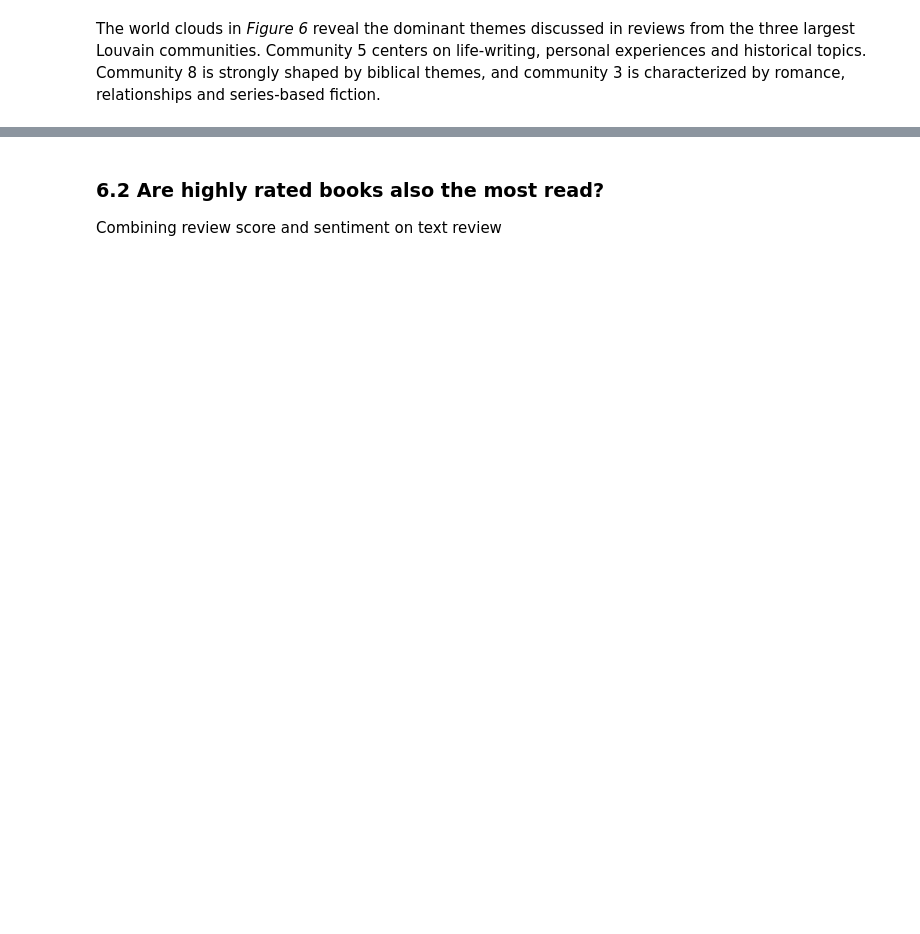
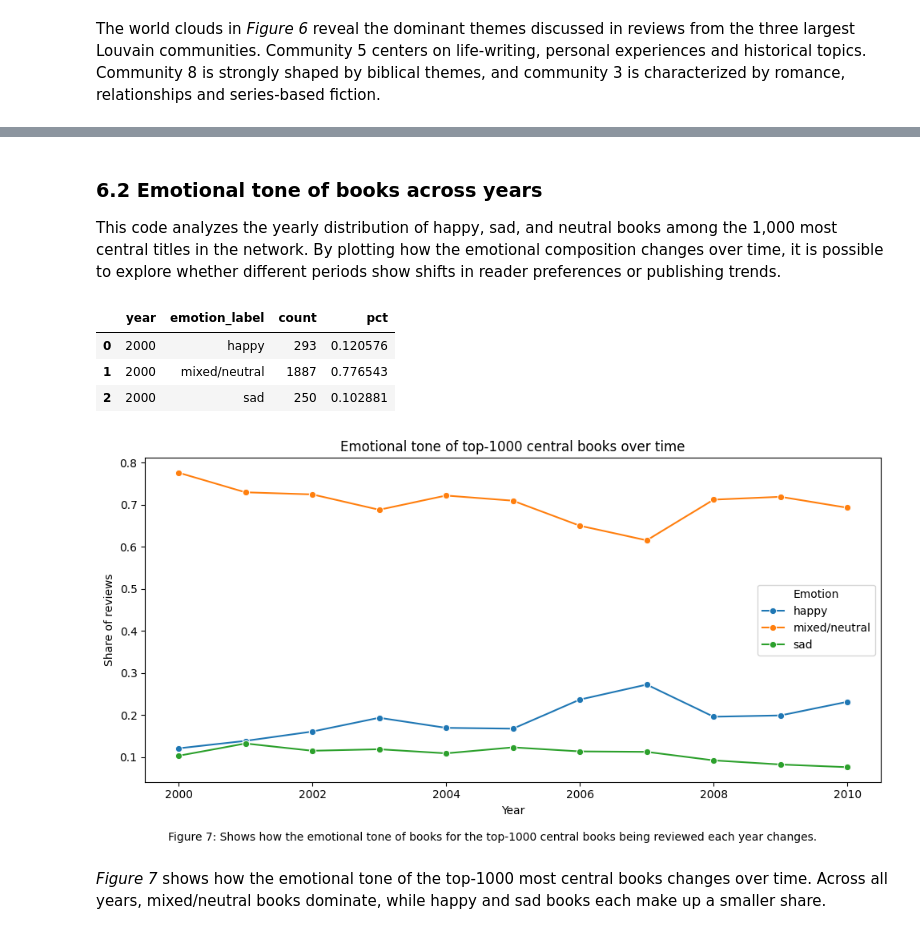
Before and after one commit to malinhauglandh/exploring-the-network-of-books, a Jupyter notebook: explainer_notebook.ipynb, the cells around one changed output, grey strips where cells are left out. Drawn from its saved outputs; the diff is of its cells as text; code cells hidden in the pictures; blank space fills up the shorter version.

```diff
--- a/explainer_notebook.ipynb
+++ b/explainer_notebook.ipynb
@@ -1307,4 +1242,61 @@ print(avg_degree_by_mood)
 # %% [markdown]
-### 6.2 Are highly rated books also the most read?
+### 6.2 Emotional tone of books across years
 
-Combining review score and sentiment on text review
+This code analyzes the yearly distribution of happy, sad, and neutral books among the 1,000 most central titles in the network. By plotting how the emotional composition changes over time, it is possible to explore whether different periods show shifts in reader preferences or publishing trends.
+# %%
+df_top = books_df[books_df["Title"].isin(top_books_set)].copy()
+
+# 2) Merge emotion labels from books_meta into these reviews
+df_top = df_top.merge(
+    books_meta[["Title", "emotion_label"]],
+    on="Title",
+    how="left"
+)
+
+# Keep only rows where there is an emotion label
+df_top = df_top[df_top["emotion_label"].notna()].copy()
+
+# 3) Extract year from review/time
+df_top["year"] = pd.to_datetime(df_top["review/time"], unit="s").dt.year
+
+# 4) Count reviews per (year, emotion)
+yearly = (
+    df_top.groupby(["year", "emotion_label"])
+          .size()
+          .reset_index(name="count")
+)
+
+# Convert to percentages within each year
+yearly["pct"] = yearly.groupby("year")["count"].transform(lambda x: x / x.sum())
+
+yearly.head(3)
+# %% [output]
+|  | year | emotion_label | count | pct |
+| 0 | 2000 | happy | 293 | 0.120576 |
+| 1 | 2000 | mixed/neutral | 1887 | 0.776543 |
+| 2 | 2000 | sad | 250 | 0.102881 |
+# %%
+plt.figure(figsize=(10, 5))
+sns.lineplot(
+    data=yearly,
+    x="year",
+    y="pct",
+    hue="emotion_label",
+    marker="o"
+)
+plt.ylabel("Share of reviews")
+plt.xlabel("Year")
+plt.figtext(
+    0.5, -0.03,
+    "Figure 7: Shows how the emotional tone of books for the top-1000 central books being reviewed each year changes.",
+    ha="center",
+    fontsize=10
+)
+plt.title("Emotional tone of top-1000 central books over time")
+plt.legend(title="Emotion")
+plt.tight_layout()
+plt.show()
+# %% [output]
+[figure, added]
+# %% [markdown]
+*Figure 7* shows how the emotional tone of the top-1000 most central books changes over time. Across all years, mixed/neutral books dominate, while happy and sad books each make up a smaller share.
```
Also changed, not shown: parts of 10 cells of this notebook.
